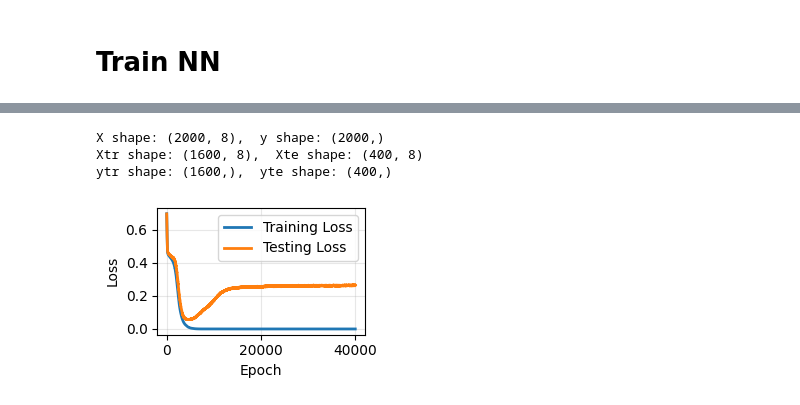
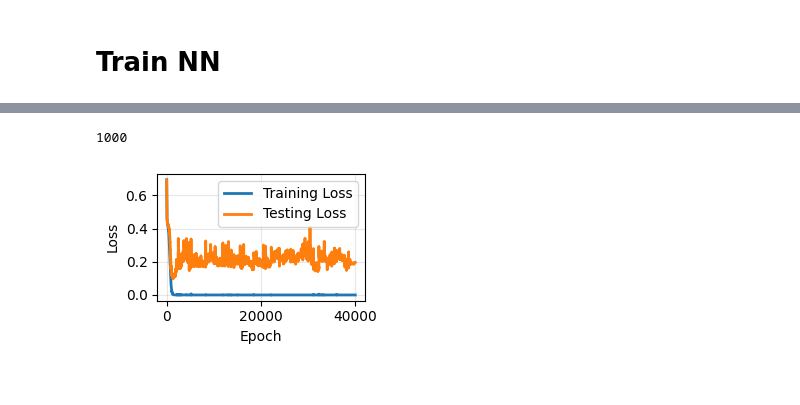
Before and after one commit to sferrante/HiggsClassifier, a Jupyter notebook: HiggstrahlungClassifier_Supervised.ipynb, the cells around one changed output, grey strips where cells are left out. Drawn from its saved outputs; the diff is of its cells as text; code cells hidden in the pictures.

```diff
--- a/HiggstrahlungClassifier_Supervised.ipynb
+++ b/HiggstrahlungClassifier_Supervised.ipynb
@@ -108,14 +92,13 @@ clf_noZ_nombb.plot_loss(train=True, test=True)
 # %%
-################ Overtraining ##############
+################ Overtraining ... can see double descent ?  ##############
 es = 40000
-clf_noZ_nombb_small = HiggsNN(df_sig_noZ_nombb_small, df_bkg_noZ_nombb_small, epochs = es,
-                              lr=1e-4, weight_decay=0, layers_and_nodes=[32, 16, 16, 16, 16, 16])
+print(len(df_sig_noZ_nombb_small))
+clf_noZ_nombb_small = HiggsNN(df_sig_noZ_nombb_small, df_bkg_noZ_nombb_small, epochs = es, batch_size=32,
+                              lr=1e-4, weight_decay=0, layers_and_nodes=[32, 16, 16])
 clf_noZ_nombb_small.fit()
 clf_noZ_nombb_small.plot_loss(train=True, test=True)
-############################################
+##########################################################################
 # %% [output]
-X shape: (2000, 8),  y shape: (2000,)
-Xtr shape: (1600, 8),  Xte shape: (400, 8)
-ytr shape: (1600,),  yte shape: (400,)
+1000
-[figure, old version]
+[figure, new version]
 # %%
```
Also changed, not shown: parts of 16 cells of this notebook.
